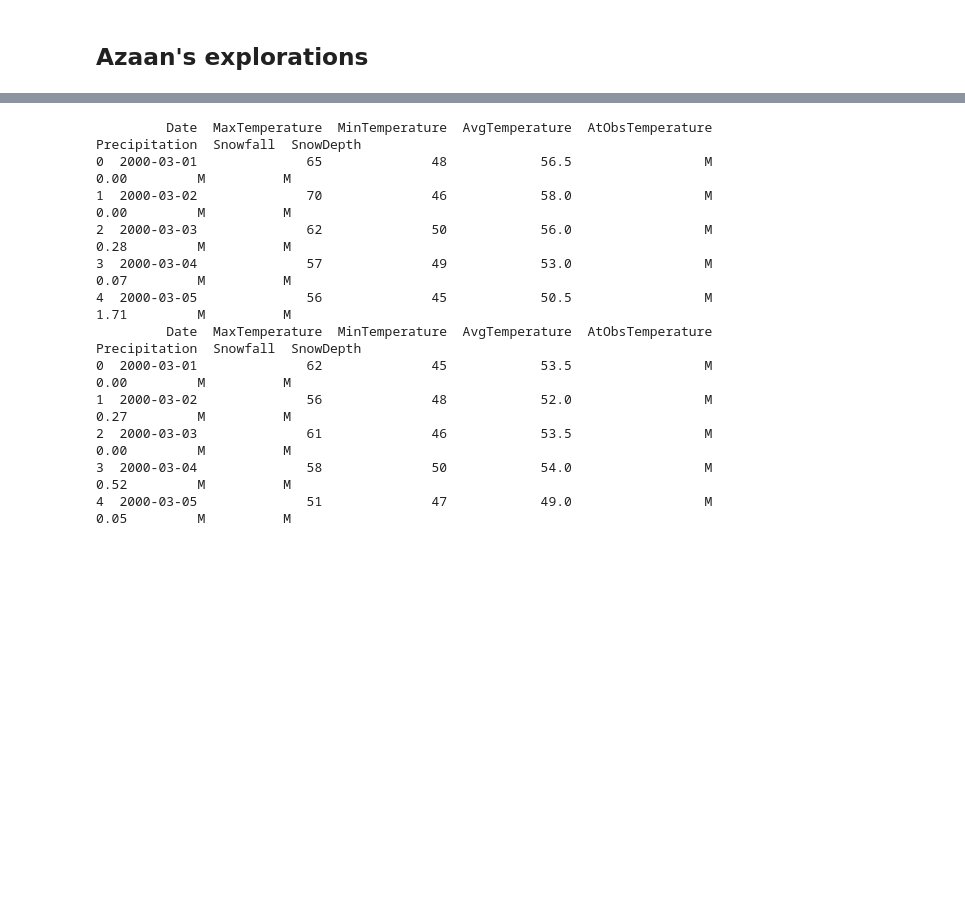
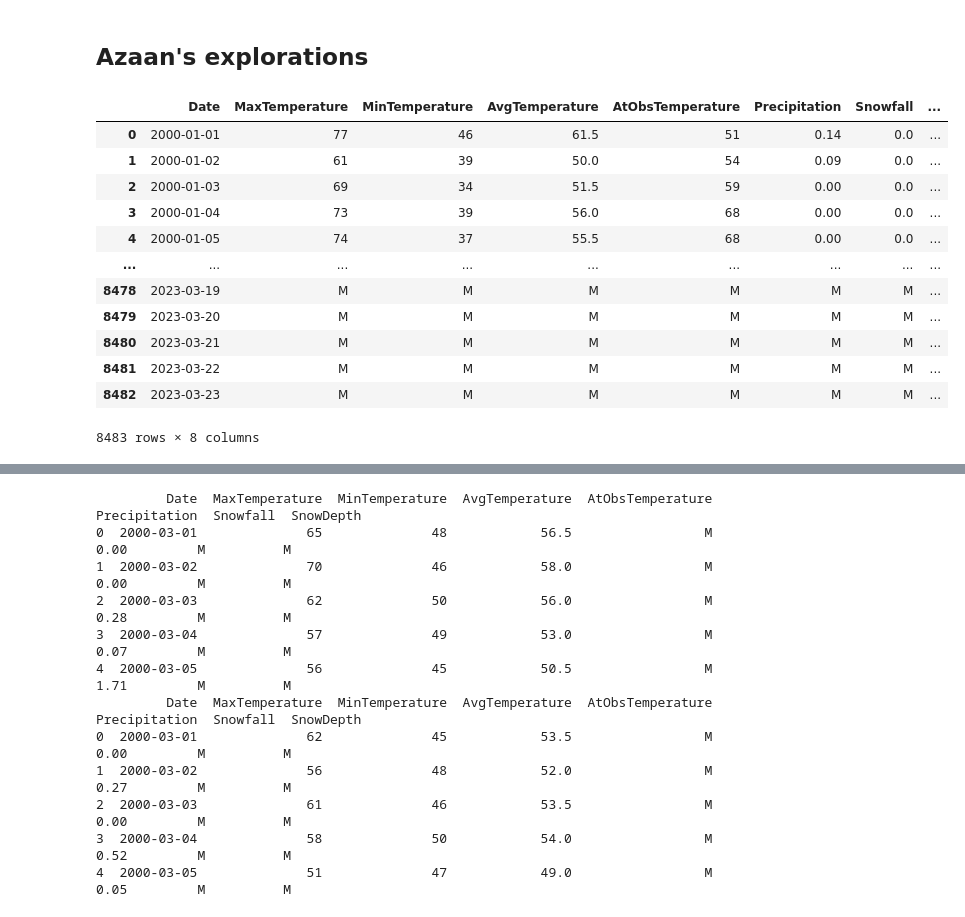
Before and after one commit to UIUC-DSC/Data-Nerds, a Jupyter notebook: data_analysis.ipynb, the cells around one changed output, grey strips where cells are left out. Saved outputs shown, nothing was run; the diff lists cells and outputs as text; code cells hidden in the pictures; blank space fills up the shorter version.

```diff
--- a/data_analysis.ipynb
+++ b/data_analysis.ipynb
@@ -28,11 +28,30 @@ filepath = 'datasets/multimodal-deep-learning-disaster-response-mouzannar (1).zi
 # %%
 # view weather datasets
 # I gathered from https://scacis.rcc-acis.org/
 # Product Selection -> daily data listing
 # Option selection -> start date 3/1/2000 -- 3/1/2023
 # Station/Area -> los angeles (USC) and san francisco (downtown)
 
 import pandas as pd
 
 la_df = pd.read_csv('datasets/weather_data/Los_Angeles_March_2020-2023.csv')
 sf_df = pd.read_csv('datasets/weather_data/San_Francisco_March_2020-2023.csv')
+sd_df = pd.read_csv('datasets/weather_data/san_diego.csv')
+rv_df = pd.read_csv('datasets/weather_data/riverside.csv')
+
+dataframes = []
+dataframes.extend([la_df, sf_df, sd_df, rv_df])
+# %% [output]
+|  | Date | MaxTemperature | MinTemperature | AvgTemperature | AtObsTemperature | Precipitation | Snowfall | ... |
+| 0 | 2000-01-01 | 77 | 46 | 61.5 | 51 | 0.14 | 0.0 | ... |
+| 1 | 2000-01-02 | 61 | 39 | 50.0 | 54 | 0.09 | 0.0 | ... |
+| 2 | 2000-01-03 | 69 | 34 | 51.5 | 59 | 0.00 | 0.0 | ... |
+| 3 | 2000-01-04 | 73 | 39 | 56.0 | 68 | 0.00 | 0.0 | ... |
+| 4 | 2000-01-05 | 74 | 37 | 55.5 | 68 | 0.00 | 0.0 | ... |
+| ... | ... | ... | ... | ... | ... | ... | ... | ... |
+| 8478 | 2023-03-19 | M | M | M | M | M | M | ... |
+| 8479 | 2023-03-20 | M | M | M | M | M | M | ... |
+| 8480 | 2023-03-21 | M | M | M | M | M | M | ... |
+| 8481 | 2023-03-22 | M | M | M | M | M | M | ... |
+| 8482 | 2023-03-23 | M | M | M | M | M | M | ... |
+8483 rows × 8 columns
```
Also changed, not shown: parts of 3 cells of this notebook, 2 other files.
